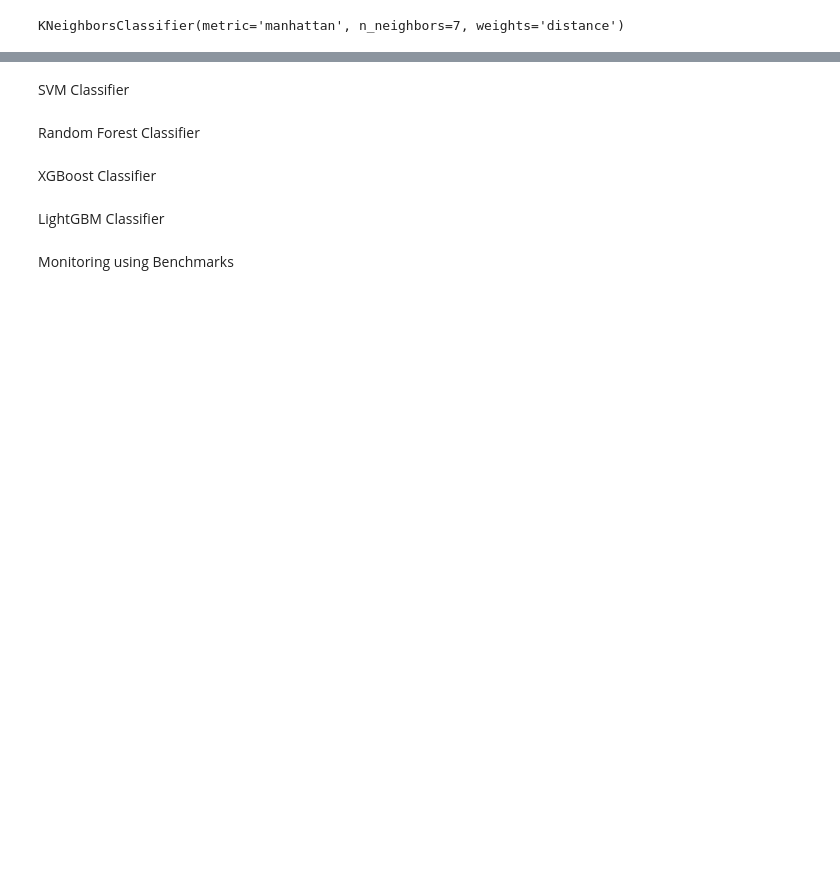
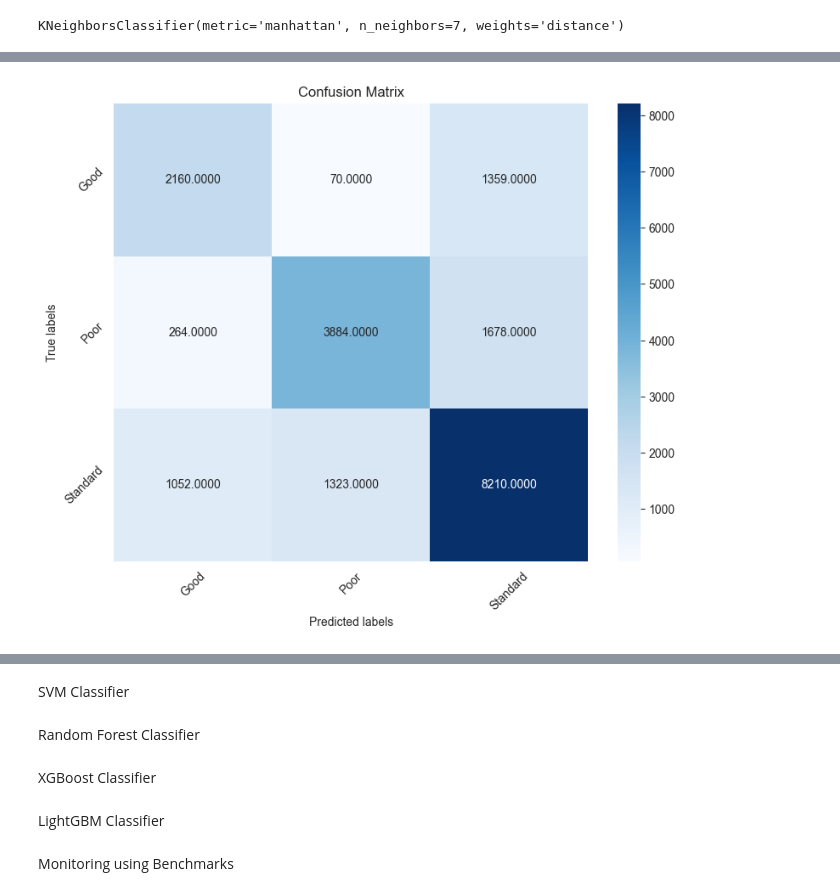
Before and after one commit to HoltechHard/Specialized_Topics_AI-ML-5130203, a Jupyter notebook: lesson04/lab04.ipynb, the cells around one changed output, grey strips where cells are left out. Saved outputs shown, nothing was run; the diff lists cells and outputs as text; code cells hidden in the pictures; blank space fills up the shorter version.

```diff
--- a/lesson04/lab04.ipynb
+++ b/lesson04/lab04.ipynb
@@ -479,4 +485,8 @@ y_pred = rec_knn.predict(x_train)
 # %%
-cm_train = eval_knn.get_confusion_matrix(y_train.values, y_pred, classes)
-eval_knn.plot_confusion_matrix(cm_train, classes)
+# get confusion matrix in testing
+y_pred = rec_knn.predict(x_test)
+cmknn_test = eval_knn.get_confusion_matrix(y_test, y_pred, classes)
+eval_knn.plot_confusion_matrix(cmknn_test, classes)
+# %% [output]
+[figure, added]
 # %%
```
Also changed, not shown: parts of 38 cells of this notebook.
